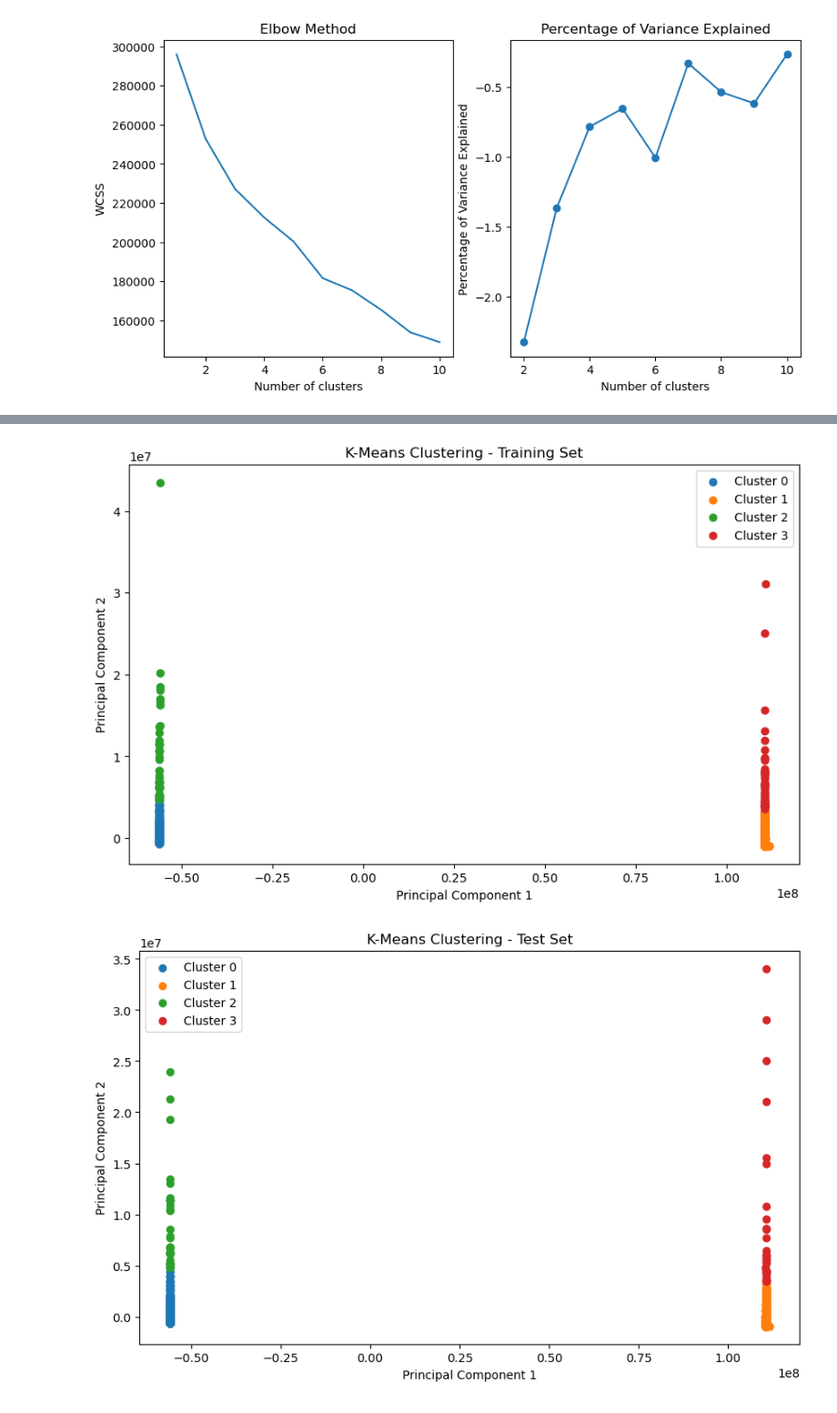
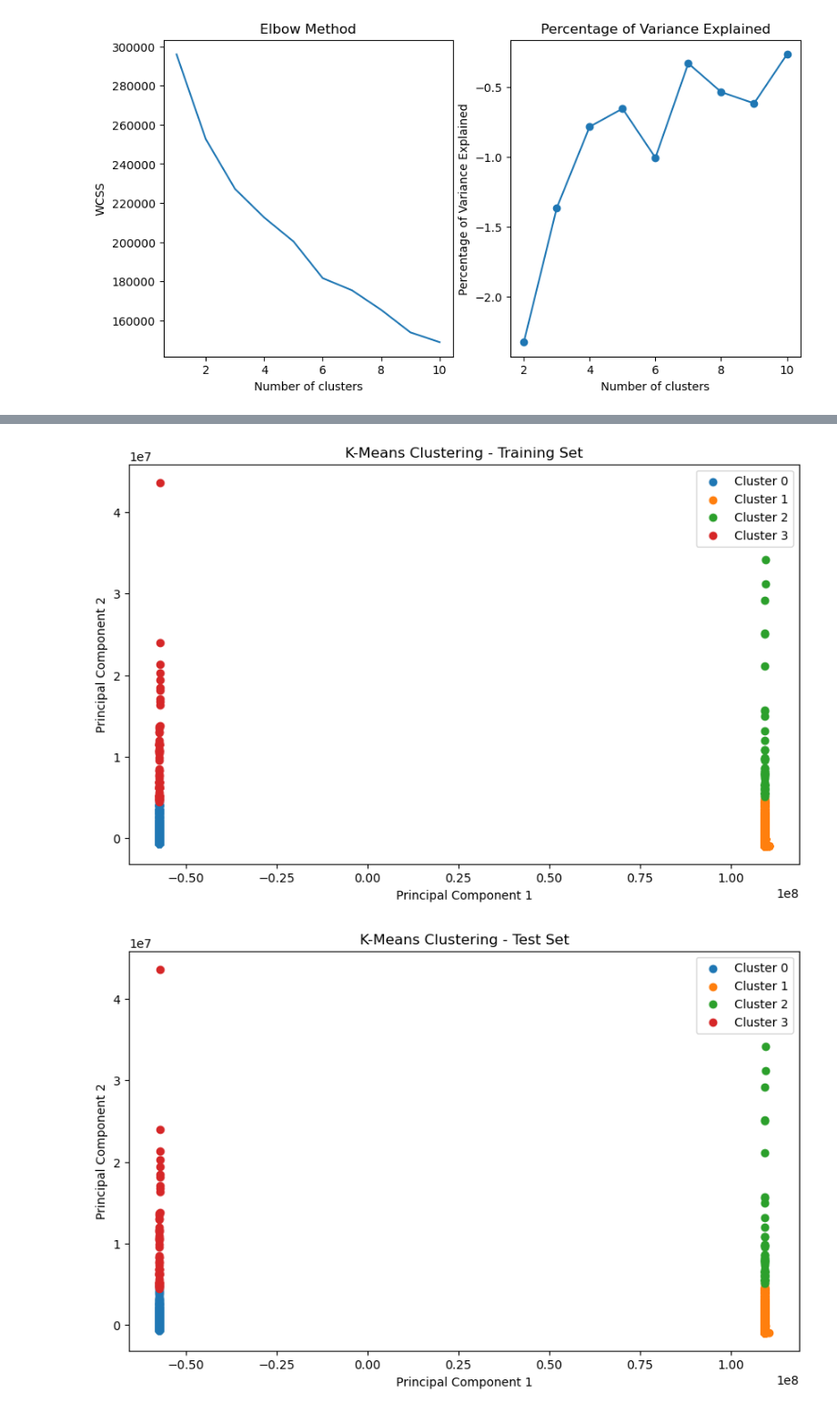
Before and after one commit to ML-Project-Team-5/Project_NetworkIDS, a Jupyter notebook: 4gan_kmeans_using_test_file.ipynb, the cells around one changed output, grey strips where cells are left out. Shown at 91% size. Cells and saved outputs as stored; diff of their text form; code cells hidden in the pictures.

```diff
--- a/4gan_kmeans_using_test_file.ipynb
+++ b/4gan_kmeans_using_test_file.ipynb
@@ -432,14 +433,17 @@ from sklearn.datasets import make_blobs
 import matplotlib.pyplot as plt
 import numpy as np
 
-X = train_data
-y = train_label
+X_train = train_data
+y_train = train_label
+X_test = test_data
+y_test = test_label
+
 
 # Generate synthetic data with 4 clusters
 #X, y = make_blobs(n_samples=8221, centers=4, random_state=42)
 
 # Split the data into training and testing sets
-X_train, X_test, y_train, y_test = train_test_split(X, y, test_size=0.4, random_state=42)
+#X_train, X_test, y_train, y_test = train_test_split(X, y, test_size=0.4, random_state=42)
 
 # Encode the ground truth labels with handle_unknown='ignore'
 label_encoder = LabelEncoder()
@@ -457,35 +461,35 @@ test_predicted_labels = kmeans.predict(X_test)
 
 # Visualize clusters using PCA for dimensionality reduction
 pca = PCA(n_components=2)
 X_train_reduced = pca.fit_transform(X_train)
 X_test_reduced = pca.transform(X_test)
 
 # Scatter plot for training set
 plt.figure(figsize=(10, 6))
 for cluster in range(number_of_clusters):
     cluster_mask = (train_predicted_labels == cluster)
     plt.scatter(X_train_reduced[cluster_mask, 0], X_train_reduced[cluster_mask, 1], label=f'Cluster {cluster}')
 
 plt.title('K-Means Clustering - Training Set')
 plt.xlabel('Principal Component 1')
 plt.ylabel('Principal Component 2')
 plt.legend()
 plt.show()
 
 # Scatter plot for test set
 plt.figure(figsize=(10, 6))
 for cluster in range(number_of_clusters):
     cluster_mask = (test_predicted_labels == cluster)
     plt.scatter(X_test_reduced[cluster_mask, 0], X_test_reduced[cluster_mask, 1], label=f'Cluster {cluster}')
 
 plt.title('K-Means Clustering - Test Set')
 plt.xlabel('Principal Component 1')
 plt.ylabel('Principal Component 2')
 plt.legend()
 plt.show()
 # %% [output]
-[figure, old version]
+[figure, new version]
-[figure, old version]
+[figure, new version]
 # %%
 import matplotlib.pyplot as plt
 from sklearn.decomposition import PCA
```
Also changed, not shown: parts of 9 cells of this notebook.
